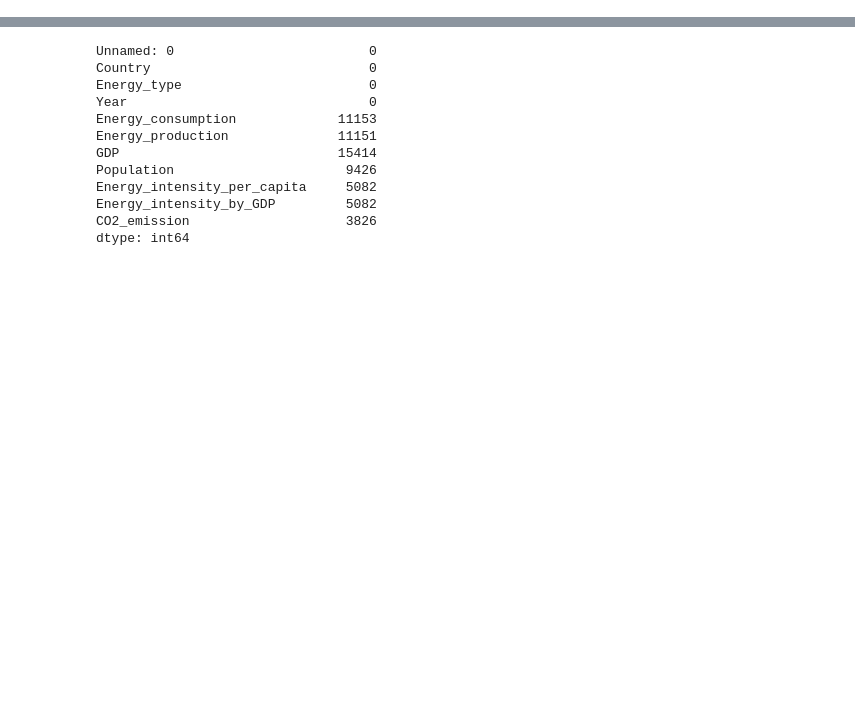
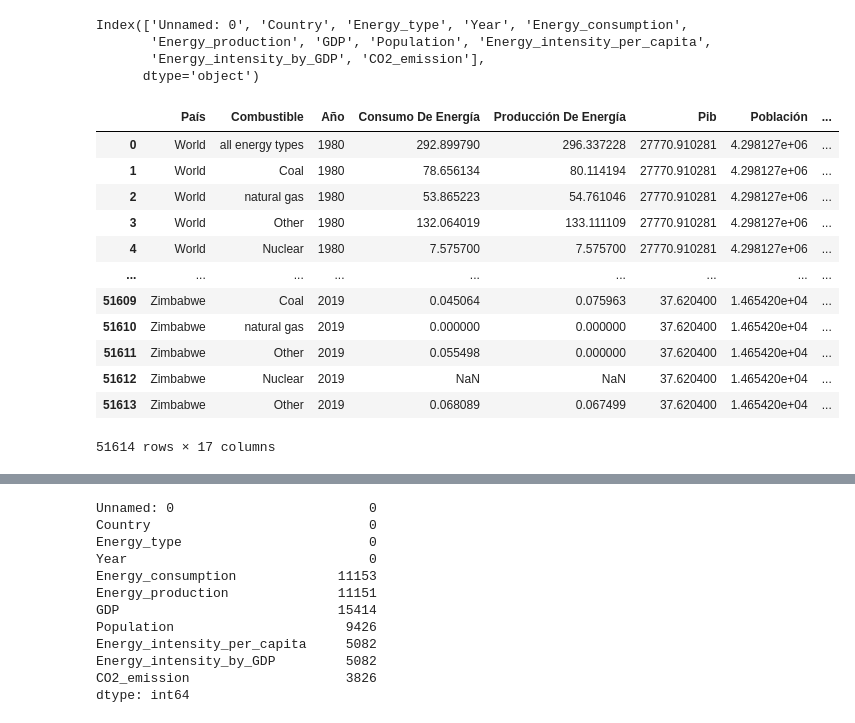
Before and after one commit to emissionsmap/emissionsmap, a Jupyter notebook: Notebooks/analisis.ipynb, the cells around one changed output, grey strips where cells are left out. Saved outputs shown, nothing was run; the diff lists cells and outputs as text; code cells hidden in the pictures; blank space fills up the shorter version.

```diff
--- a/Notebooks/analisis.ipynb
+++ b/Notebooks/analisis.ipynb
@@ -12,3 +14,26 @@ sns.set()
 datos = pd.read_csv('D:\emissionsmap\documentation\data\energyco2.csv', sep=',', low_memory=False, encoding='utf-8')
 # %%
 datosN = pd.read_csv('D:\emissionsmap\documentation\TablasNormal\Energyco2_Normalizado.csv', sep=',', low_memory=False, encoding='utf-8')
+# %%
+datos.columns
+# %% [output]
+Index(['Unnamed: 0', 'Country', 'Energy_type', 'Year', 'Energy_consumption',
+       'Energy_production', 'GDP', 'Population', 'Energy_intensity_per_capita',
+       'Energy_intensity_by_GDP', 'CO2_emission'],
+      dtype='object')
+# %%
+datosN
+# %% [output]
+|  | País | Combustible | Año | Consumo De Energía | Producción De Energía | Pib | Población | ... |
+| 0 | World | all energy types | 1980 | 292.899790 | 296.337228 | 27770.910281 | 4.298127e+06 | ... |
+| 1 | World | Coal | 1980 | 78.656134 | 80.114194 | 27770.910281 | 4.298127e+06 | ... |
+| 2 | World | natural gas | 1980 | 53.865223 | 54.761046 | 27770.910281 | 4.298127e+06 | ... |
+| 3 | World | Other | 1980 | 132.064019 | 133.111109 | 27770.910281 | 4.298127e+06 | ... |
+| 4 | World | Nuclear | 1980 | 7.575700 | 7.575700 | 27770.910281 | 4.298127e+06 | ... |
+| ... | ... | ... | ... | ... | ... | ... | ... | ... |
+| 51609 | Zimbabwe | Coal | 2019 | 0.045064 | 0.075963 | 37.620400 | 1.465420e+04 | ... |
+| 51610 | Zimbabwe | natural gas | 2019 | 0.000000 | 0.000000 | 37.620400 | 1.465420e+04 | ... |
+| 51611 | Zimbabwe | Other | 2019 | 0.055498 | 0.000000 | 37.620400 | 1.465420e+04 | ... |
+| 51612 | Zimbabwe | Nuclear | 2019 | NaN | NaN | 37.620400 | 1.465420e+04 | ... |
+| 51613 | Zimbabwe | Other | 2019 | 0.068089 | 0.067499 | 37.620400 | 1.465420e+04 | ... |
+51614 rows × 17 columns
```
Also changed, not shown: parts of 26 cells of this notebook, 2 other files.
